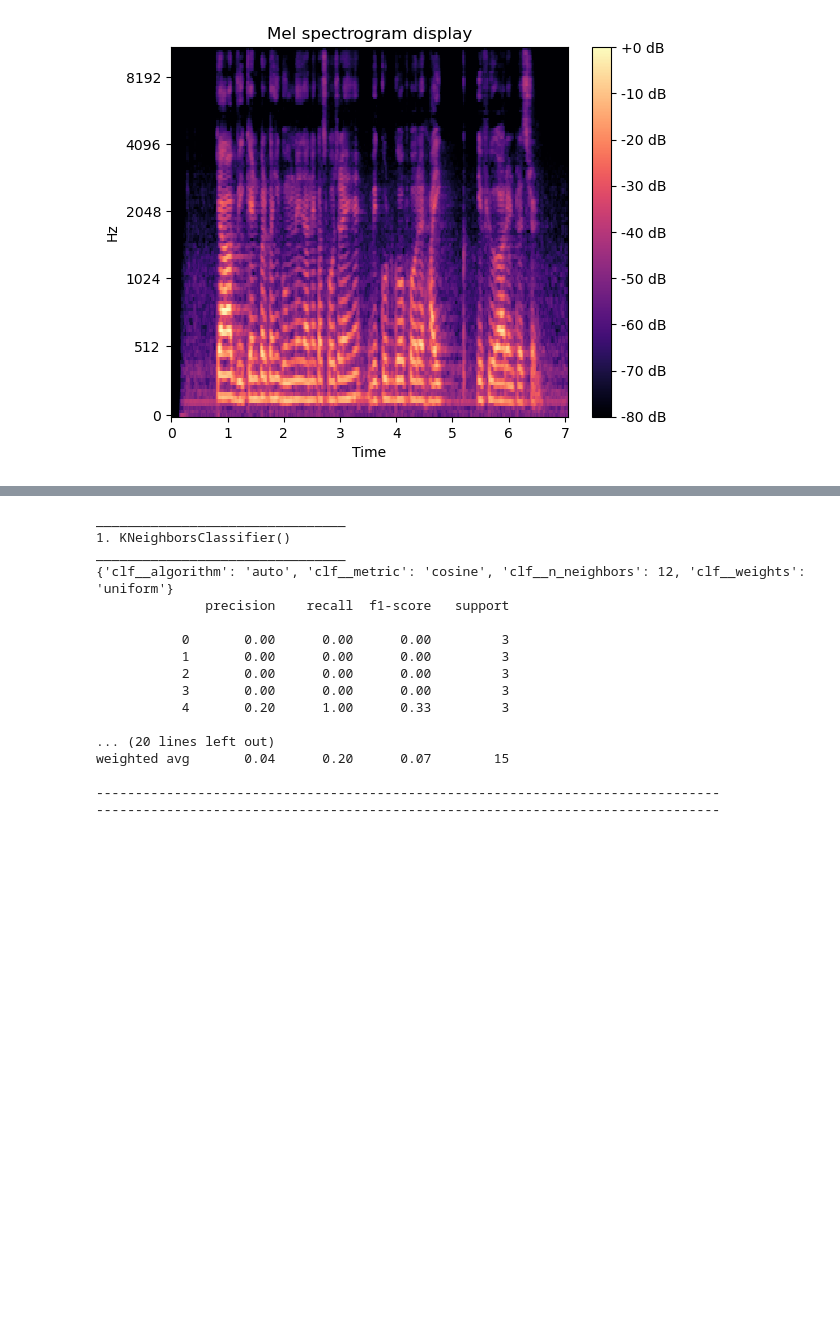
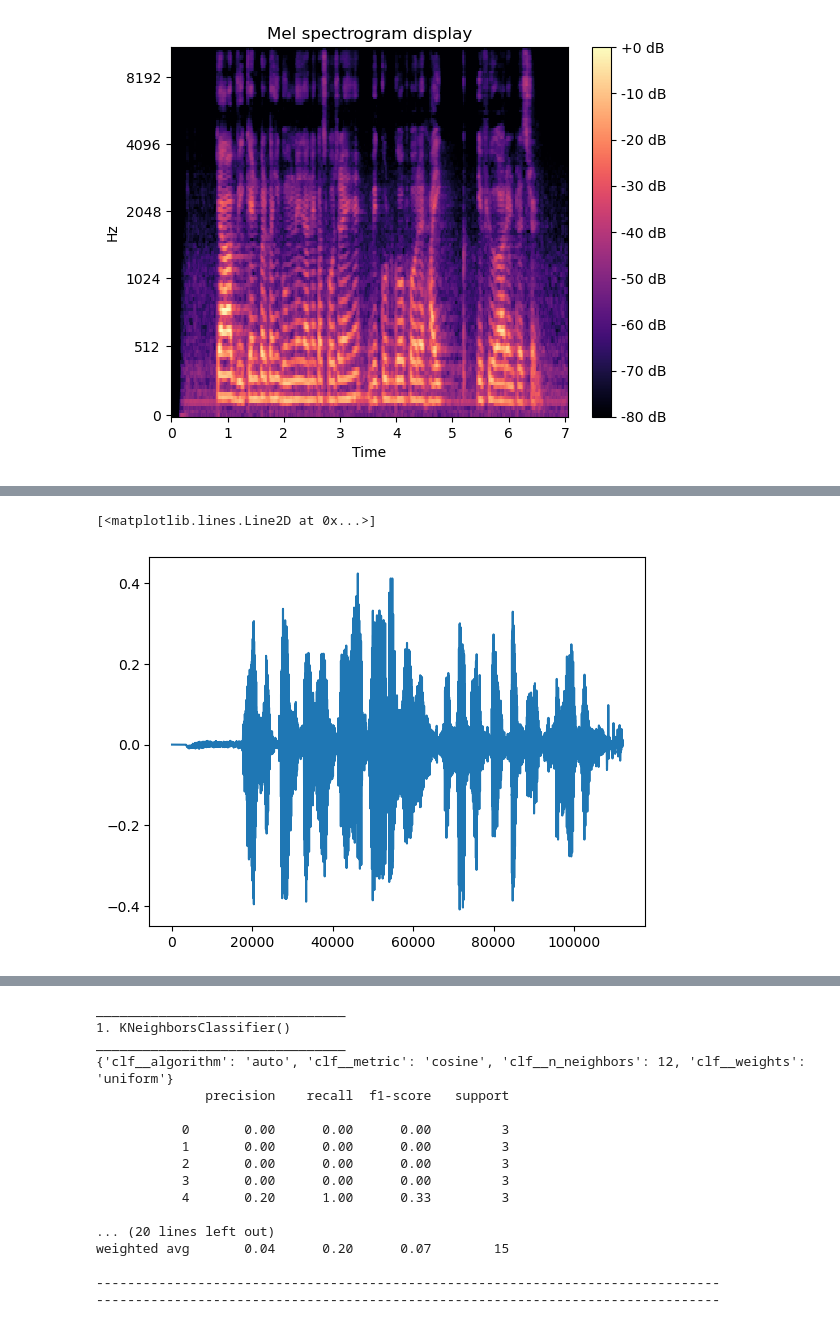
Before and after one commit to KhadgaA/Multilingual-Speaker-Verification, a Jupyter notebook: Trial.ipynb, the cells around one changed output, grey strips where cells are left out. Cells and saved outputs as stored; diff of their text form; code cells hidden in the pictures; blank space fills up the shorter version.

```diff
--- a/Trial.ipynb
+++ b/Trial.ipynb
@@ -410,0 +565,5 @@ def Classification(X_train, X_test, y_train, y_test,data,name:str,Gridsearch = F
+# %%
+plt.plot(df['y'][0])
+# %% [output]
+[<matplotlib.lines.Line2D at 0x...>]
+[figure, added]
```
Also changed, not shown: parts of 18 cells of this notebook.
